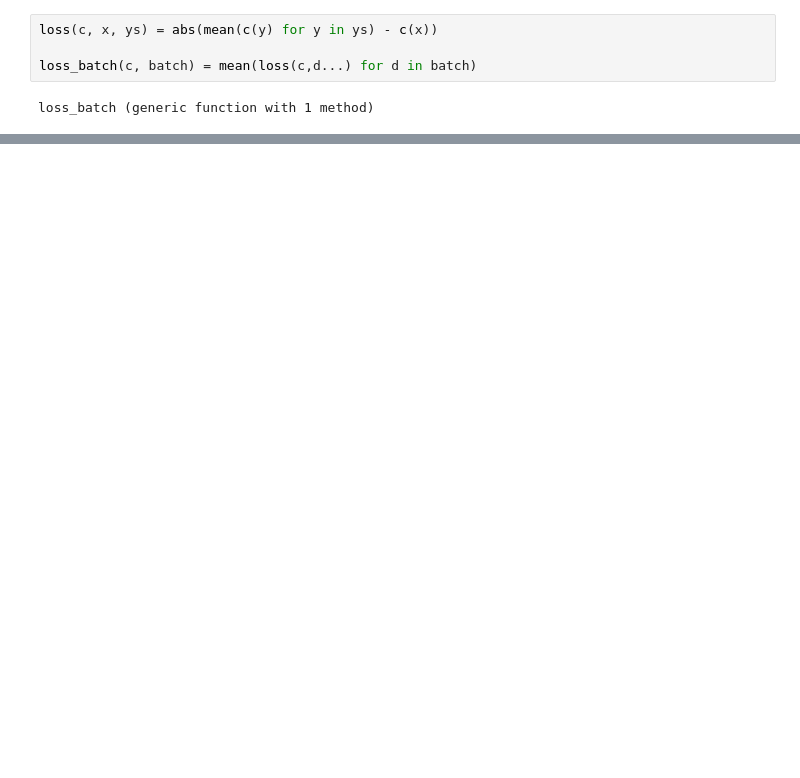
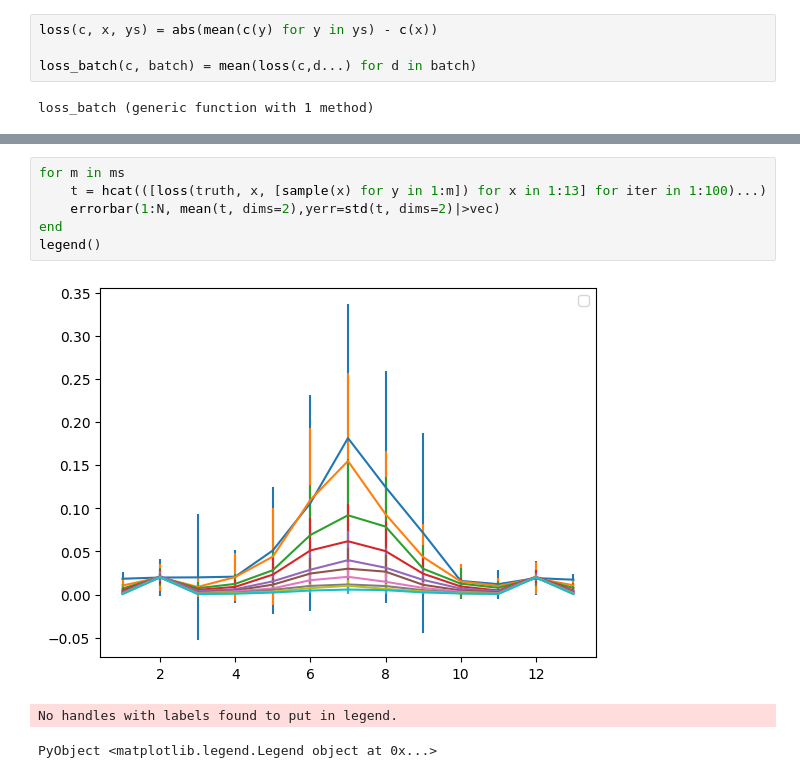
Before and after one commit to axsk/augmented-jump-chain, a Jupyter notebook: neurcomm.ipynb, the cells around one changed output, grey strips where cells are left out. Drawn from its saved outputs; the diff is of its cells as text; blank space fills up the shorter version.

```diff
--- a/neurcomm.ipynb
+++ b/neurcomm.ipynb
@@ -144,0 +251,10 @@ loss_batch(truth, linear_data(100000))
+# %%
+for m in ms
+    t = hcat(([loss(truth, x, [sample(x) for y in 1:m]) for x in 1:13] for iter in 1:100)...)
+    errorbar(1:N, mean(t, dims=2),yerr=std(t, dims=2)|>vec)
+end
+legend()
+# %% [output]
+[figure, added]
+No handles with labels found to put in legend.
+PyObject <matplotlib.legend.Legend object at 0x...>
```
Also changed, not shown: parts of 18 cells of this notebook.
